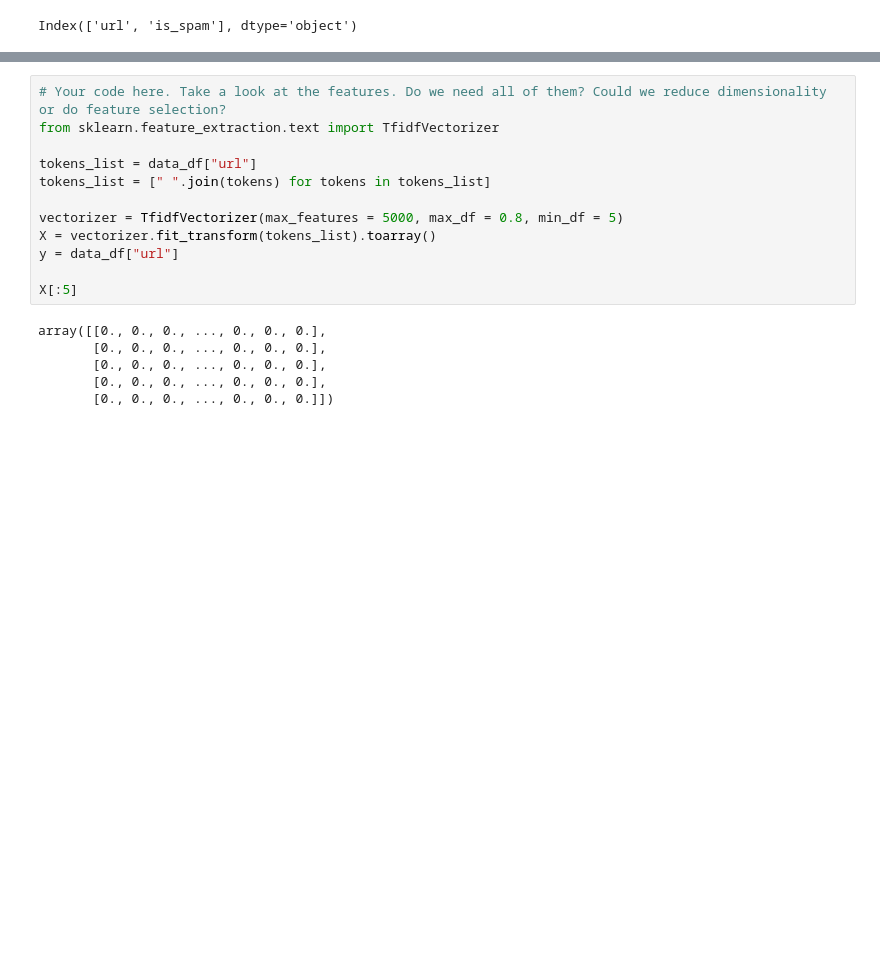
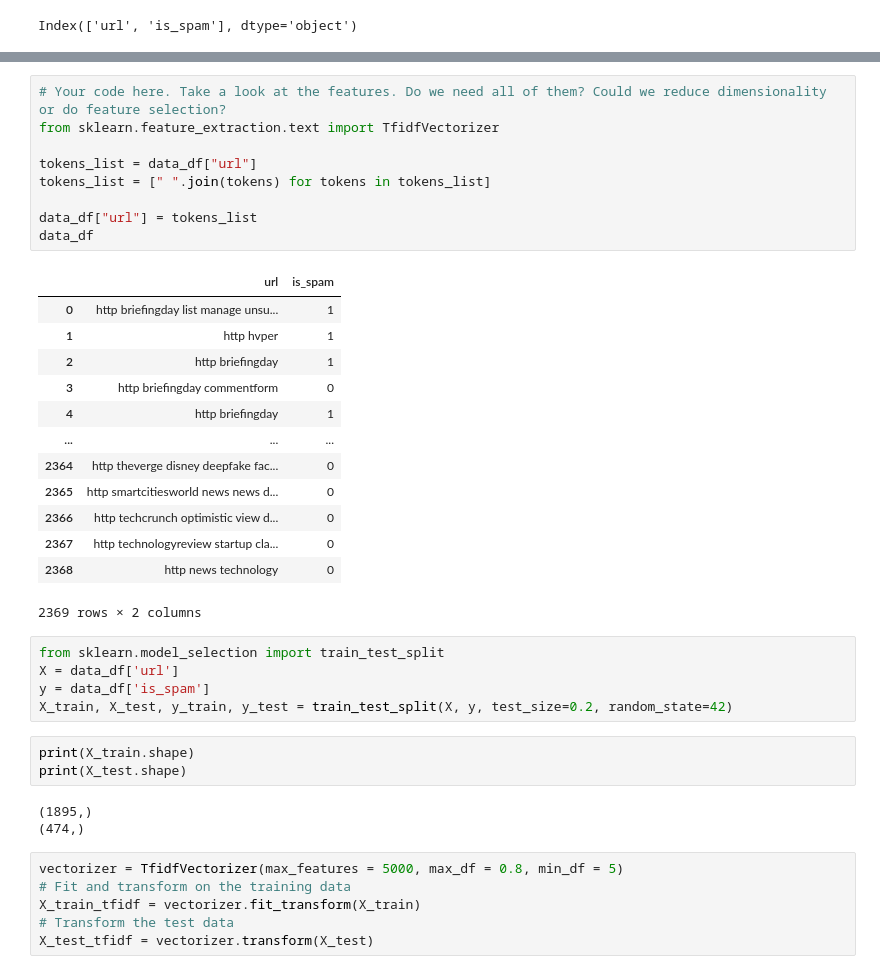
Before and after one commit to 4GeeksAcademy/Team-Crunchy-Tacos-NLP_Project, a Jupyter notebook: src/explore.ipynb, the cells around one changed output, grey strips where cells are left out. Drawn from its saved outputs; the diff is of its cells as text; blank space fills up the shorter version.

```diff
--- a/src/explore.ipynb
+++ b/src/explore.ipynb
@@ -124,18 +177,40 @@ data_df.head()
 # %%
 # Your code here. Take a look at the features. Do we need all of them? Could we reduce dimensionality or do feature selection?
 from sklearn.feature_extraction.text import TfidfVectorizer
 
 tokens_list = data_df["url"]
 tokens_list = [" ".join(tokens) for tokens in tokens_list]
 
-vectorizer = TfidfVectorizer(max_features = 5000, max_df = 0.8, min_df = 5)
-X = vectorizer.fit_transform(tokens_list).toarray()
-y = data_df["url"]
-
-X[:5]
+data_df["url"] = tokens_list
+data_df
 # %% [output]
+|  | url | is_spam |
+| 0 | http briefingday list manage unsu... | 1 |
+| 1 | http hvper | 1 |
+| 2 | http briefingday | 1 |
+| 3 | http briefingday commentform | 0 |
+| 4 | http briefingday | 1 |
+| ... | ... | ... |
+| 2364 | http theverge disney deepfake fac... | 0 |
+| 2365 | http smartcitiesworld news news d... | 0 |
+| 2366 | http techcrunch optimistic view d... | 0 |
+| 2367 | http technologyreview startup cla... | 0 |
+| 2368 | http news technology | 0 |
-array([[0., 0., 0., ..., 0., 0., 0.],
-       [0., 0., 0., ..., 0., 0., 0.],
-       [0., 0., 0., ..., 0., 0., 0.],
-       [0., 0., 0., ..., 0., 0., 0.],
-       [0., 0., 0., ..., 0., 0., 0.]])
+2369 rows × 2 columns
+# %%
+from sklearn.model_selection import train_test_split
+X = data_df['url']
+y = data_df['is_spam']
+X_train, X_test, y_train, y_test = train_test_split(X, y, test_size=0.2, random_state=42)
+# %%
+print(X_train.shape)
+print(X_test.shape)
+# %% [output]
+(1895,)
+(474,)
+# %%
+vectorizer = TfidfVectorizer(max_features = 5000, max_df = 0.8, min_df = 5)
+# Fit and transform on the training data
+X_train_tfidf = vectorizer.fit_transform(X_train)
+# Transform the test data
+X_test_tfidf = vectorizer.transform(X_test)
```
Also changed, not shown: parts of 16 cells of this notebook, 1 other file.
